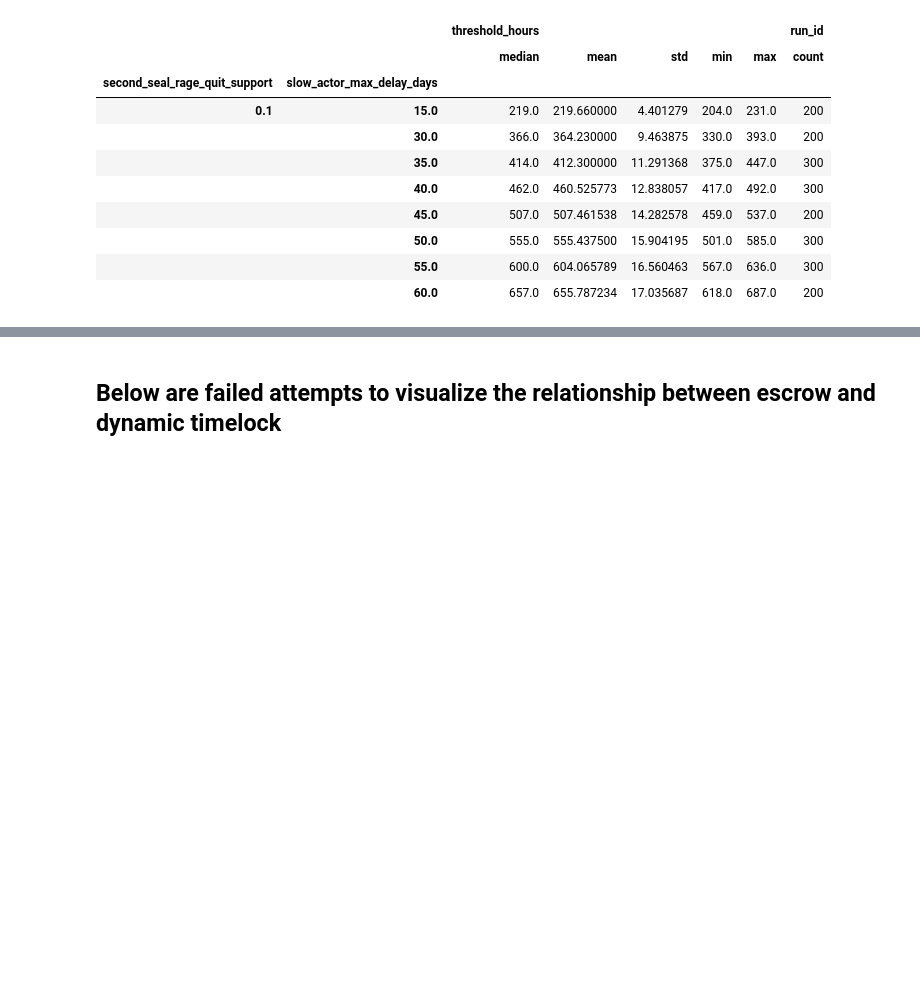
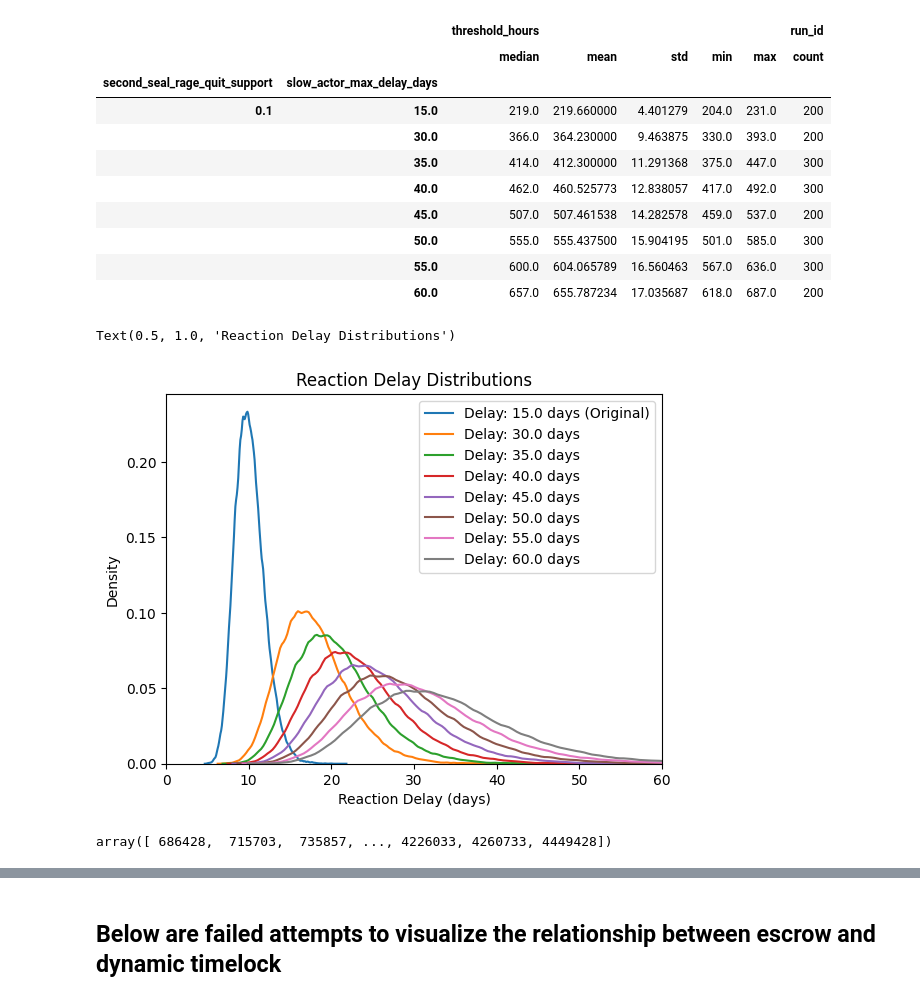
Before and after one commit to collectif-dao/dg-research, a Jupyter notebook: experiments/notebooks/clean_notebook_ragequit_slowactors_delay_sweep.ipynb, the cells around one changed output, grey strips where cells are left out. Drawn from its saved outputs; the diff is of its cells as text; code cells hidden in the pictures; blank space fills up the shorter version.

Commit message:
finished work on slow actors

```diff
--- a/experiments/notebooks/clean_notebook_ragequit_slowactors_delay_sweep.ipynb
+++ b/experiments/notebooks/clean_notebook_ragequit_slowactors_delay_sweep.ipynb
@@ -67,3 +95,41 @@ threshold_times.groupby(['second_seal_rage_quit_support', 'slow_actor_max_delay_
 |  | 50.0 | 555.0 | 555.437500 | 15.904195 | 501.0 | 585.0 | 300 |
 |  | 55.0 | 600.0 | 604.065789 | 16.560463 | 567.0 | 636.0 | 300 |
 |  | 60.0 | 657.0 | 655.787234 | 17.035687 | 618.0 | 687.0 | 200 |
+# %%
+from model.utils.reactions import ReactionDelayGenerator
+from model.types.reaction_time import ReactionTime
+from model.utils.seed import initialize_seed
+from model.sys_params import CustomDelays
+
+reaction_time = np.zeros(100000)
+reaction_time[:] = ReactionTime.Slow.value
+
+import seaborn as sns
+for slow_actor_max_delay_days in sorted(threshold_times.slow_actor_max_delay_days.unique()):
+    initialize_seed(1)
+    generator = ReactionDelayGenerator(CustomDelays(slow_max_delay=slow_actor_max_delay_days * 24 * 60 * 60))
+    reactions = generator.generate_reaction_delay_vector(reaction_time)
+    reactions = np.divide(reactions, 24 * 60 * 60)
+    label = f'Delay: {slow_actor_max_delay_days} days'
+    if slow_actor_max_delay_days == 15:
+        label += ' (Original)'
+    sns.kdeplot(reactions, label=label, bw_adjust=0.5)  # Adjust bw_adjust for smoother or rougher plots
+
+plt.xlim(0, 60)
+plt.legend()
+plt.xlabel('Reaction Delay (days)')
+plt.ylabel('Density')
+plt.title('Reaction Delay Distributions')
+
+plt.xlim(0, 60)
+plt.legend()
+plt.xlabel('Reaction Delay (days)')
+plt.ylabel('Density')
+plt.title('Reaction Delay Distributions')
+# %% [output]
+Text(0.5, 1.0, 'Reaction Delay Distributions')
+[figure, added]
+# %%
+np.unique(reactions)
+# %% [output]
+array([ 686428,  715703,  735857, ..., 4226033, 4260733, 4449428])
```
Also changed, not shown: parts of 16 cells of this notebook.
